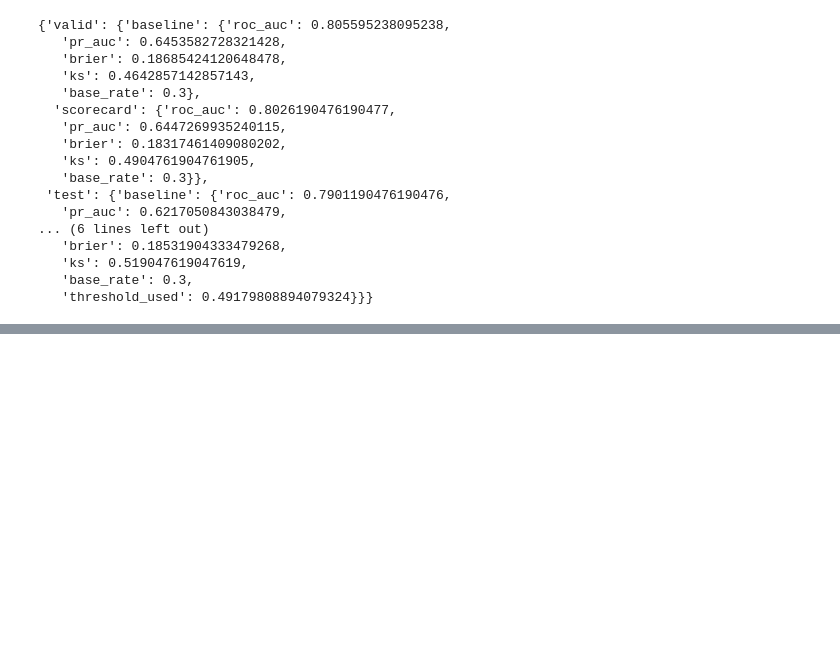
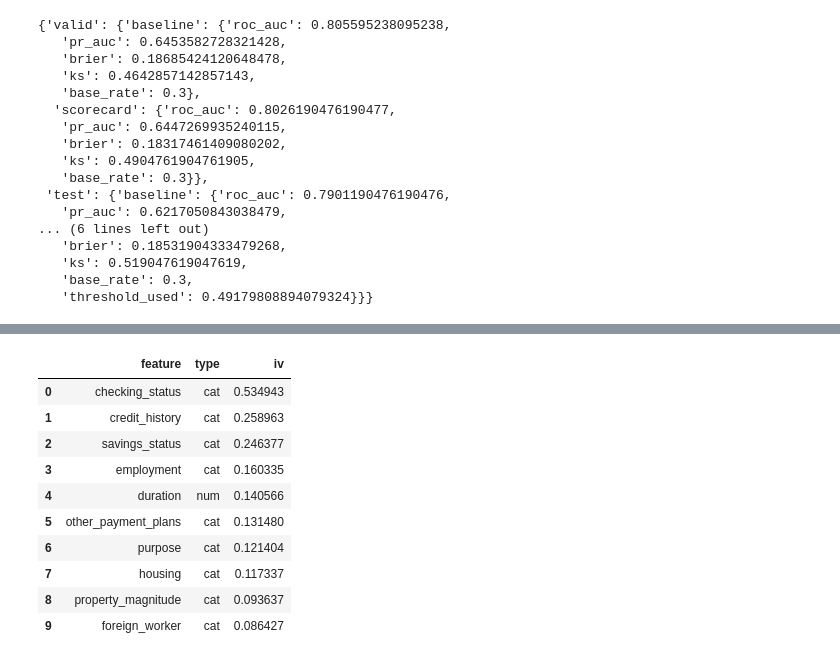
Before and after one commit to Balla6/credit-risk-scorecard, a Jupyter notebook: notebooks/01_eda.ipynb, the cells around one changed output, grey strips where cells are left out. Drawn from its saved outputs; the diff is of its cells as text; code cells hidden in the pictures; blank space fills up the shorter version.

```diff
--- a/notebooks/01_eda.ipynb
+++ b/notebooks/01_eda.ipynb
@@ -541,0 +638,14 @@ with open(REPORTS_DIR / "metrics_scorecard_test.json")  as f: sc_t = json.load(f
+# %%
+pd.read_csv(REPORTS_DIR / "iv_table.csv").sort_values("iv", ascending=False).head(10)
+# %% [output]
+|  | feature | type | iv |
+| 0 | checking_status | cat | 0.534943 |
+| 1 | credit_history | cat | 0.258963 |
+| 2 | savings_status | cat | 0.246377 |
+| 3 | employment | cat | 0.160335 |
+| 4 | duration | num | 0.140566 |
+| 5 | other_payment_plans | cat | 0.131480 |
+| 6 | purpose | cat | 0.121404 |
+| 7 | housing | cat | 0.117337 |
+| 8 | property_magnitude | cat | 0.093637 |
+| 9 | foreign_worker | cat | 0.086427 |
```
Also changed, not shown: parts of 3 cells of this notebook, 4 other files.
